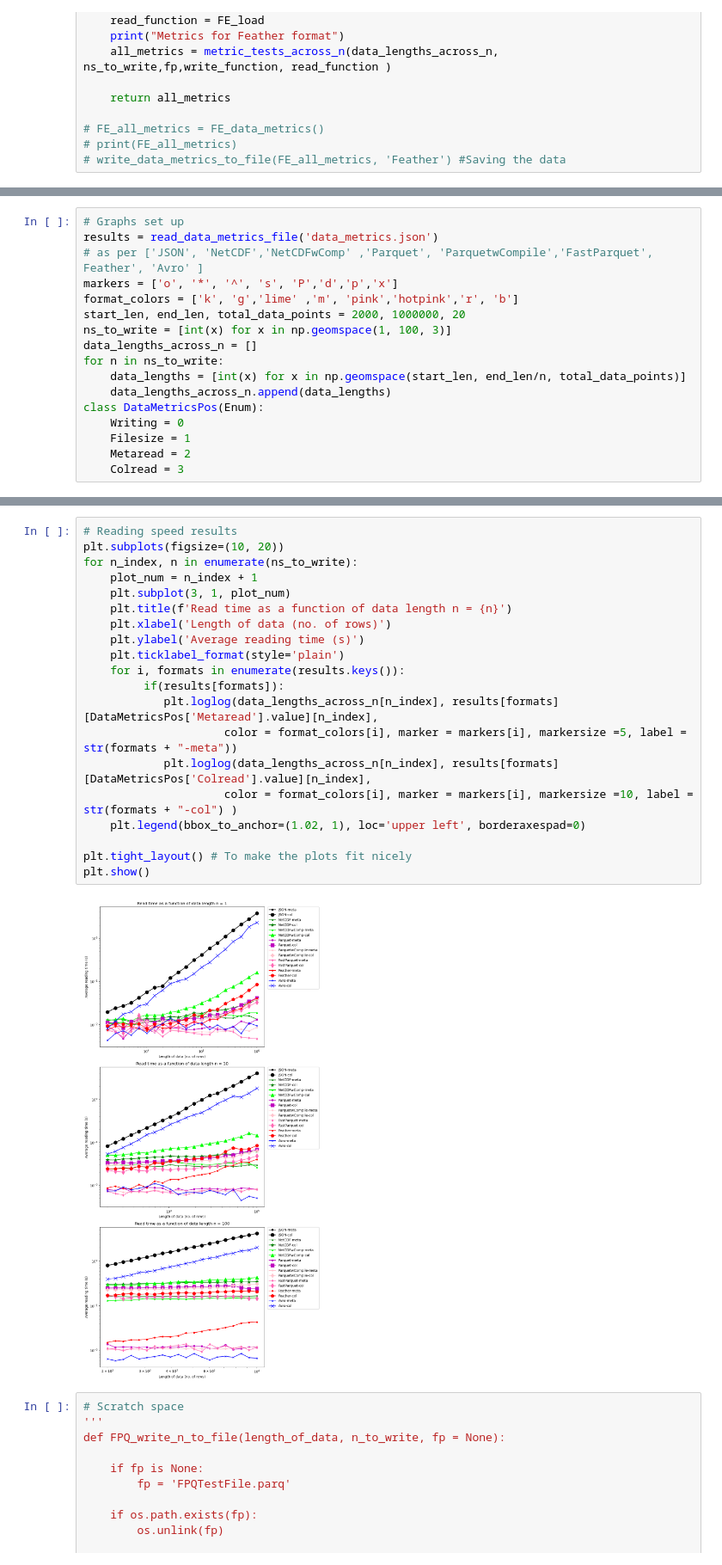
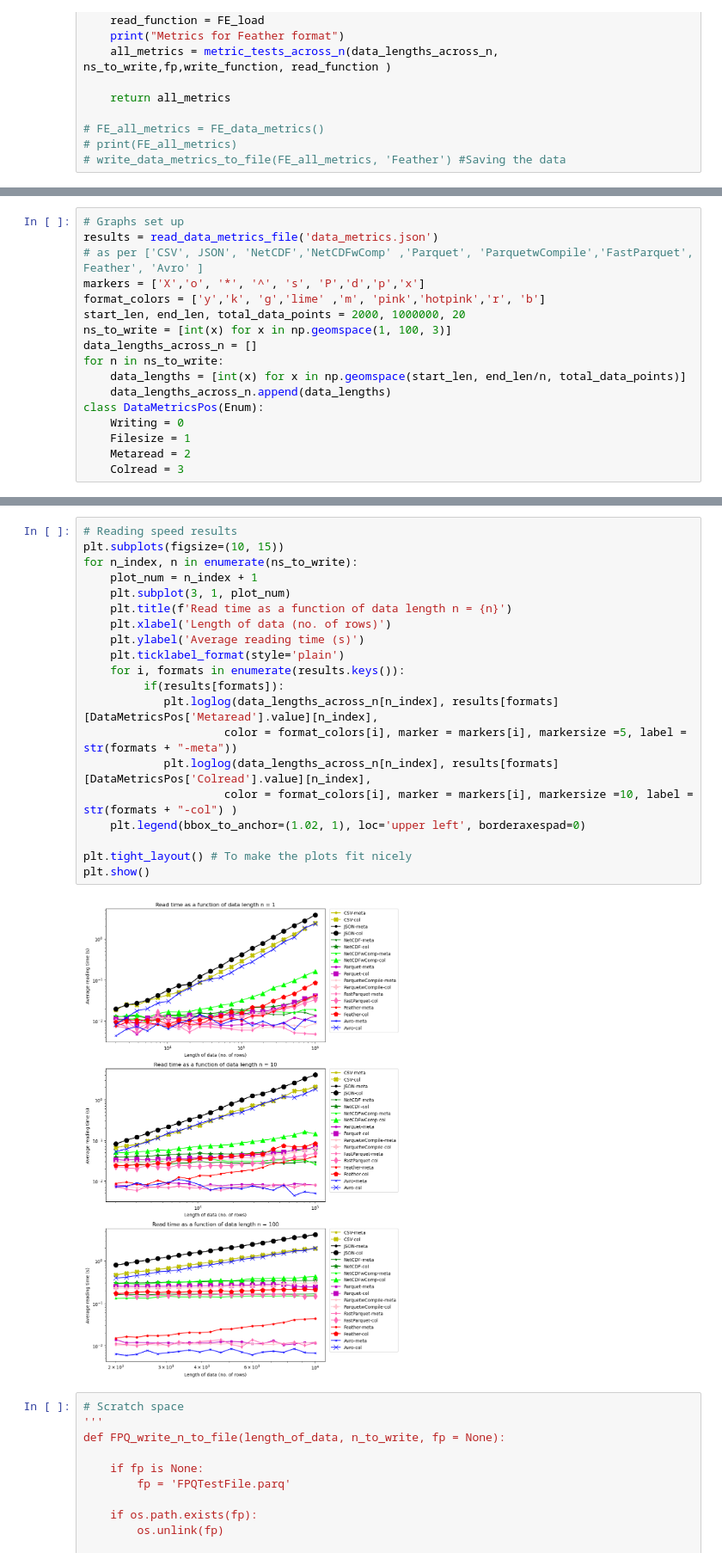
Before and after one commit to MeganNoronha1/DataFormatsTests, a Jupyter notebook: data_metrics_notebooks/DataFormatsTestWithMetrics.ipynb, the cells around one changed output, grey strips where cells are left out. Shown at 86% size. Drawn from its saved outputs; the diff is of its cells as text.

Commit message:
CSV format testing

```diff
--- a/data_metrics_notebooks/DataFormatsTestWithMetrics.ipynb
+++ b/data_metrics_notebooks/DataFormatsTestWithMetrics.ipynb
@@ -782,9 +861,9 @@ def FE_data_metrics():
 # %%
 # Graphs set up
 results = read_data_metrics_file('data_metrics.json')
-# as per ['JSON', 'NetCDF','NetCDFwComp' ,'Parquet', 'ParquetwCompile','FastParquet', Feather', 'Avro' ]
-markers = ['o', '*', '^', 's', 'P','d','p','x']
-format_colors = ['k', 'g','lime' ,'m', 'pink','hotpink','r', 'b']
+# as per ['CSV', JSON', 'NetCDF','NetCDFwComp' ,'Parquet', 'ParquetwCompile','FastParquet', Feather', 'Avro' ]
+markers = ['X','o', '*', '^', 's', 'P','d','p','x']
+format_colors = ['y','k', 'g','lime' ,'m', 'pink','hotpink','r', 'b']
 start_len, end_len, total_data_points = 2000, 1000000, 20
 ns_to_write = [int(x) for x in np.geomspace(1, 100, 3)]
 data_lengths_across_n = []
@@ -842,25 +921,25 @@ plt.show()
 # %%
 # Reading speed results
-plt.subplots(figsize=(10, 20))
+plt.subplots(figsize=(10, 15))
 for n_index, n in enumerate(ns_to_write):
     plot_num = n_index + 1
     plt.subplot(3, 1, plot_num)
     plt.title(f'Read time as a function of data length n = {n}')
     plt.xlabel('Length of data (no. of rows)')
     plt.ylabel('Average reading time (s)')
     plt.ticklabel_format(style='plain')
     for i, formats in enumerate(results.keys()):
          if(results[formats]):
             plt.loglog(data_lengths_across_n[n_index], results[formats][DataMetricsPos['Metaread'].value][n_index],
                      color = format_colors[i], marker = markers[i], markersize =5, label = str(formats + "-meta"))
             plt.loglog(data_lengths_across_n[n_index], results[formats][DataMetricsPos['Colread'].value][n_index],
                      color = format_colors[i], marker = markers[i], markersize =10, label = str(formats + "-col") )
     plt.legend(bbox_to_anchor=(1.02, 1), loc='upper left', borderaxespad=0)
 
 plt.tight_layout() # To make the plots fit nicely
 plt.show()
 # %% [output]
-[figure, old version]
+[figure, new version]
 # %%
 # Scratch space
 '''
```
Also changed, not shown: parts of 9 cells of this notebook, 1 other file.
